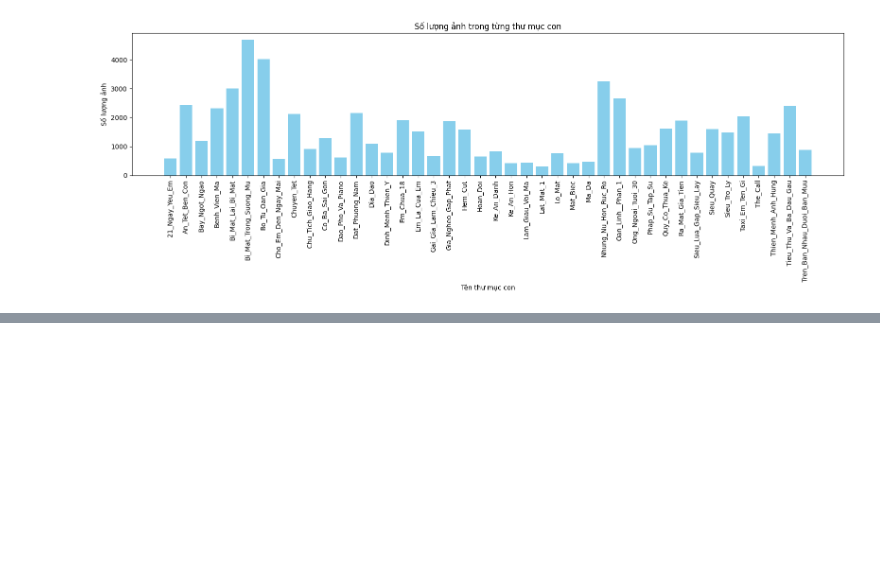
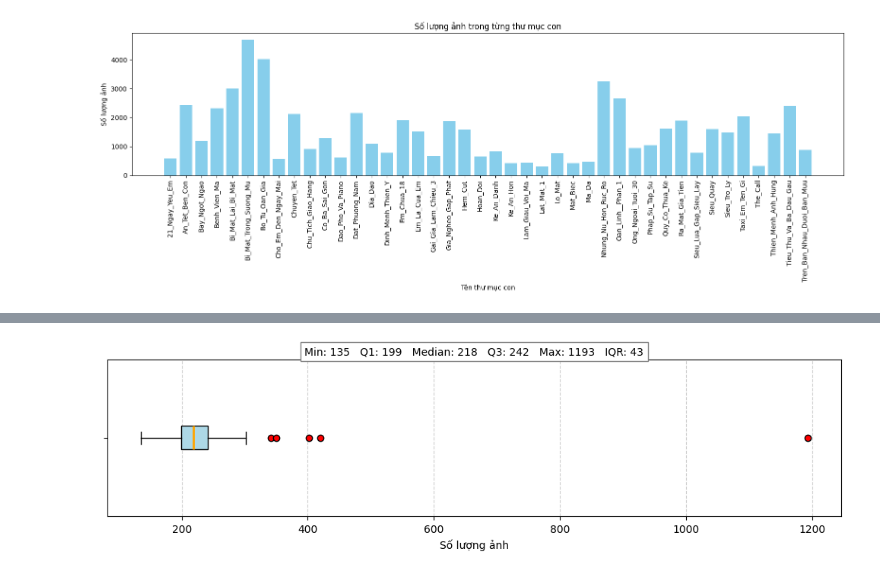
Before and after one commit to nguyenhoanganhtuan03/movie-finder-by-image, a Jupyter notebook: process_data/process_name.ipynb, the cells around one changed output, grey strips where cells are left out. Cells and saved outputs as stored; diff of their text form; code cells hidden in the pictures; blank space fills up the shorter version.

```diff
--- a/process_data/process_name.ipynb
+++ b/process_data/process_name.ipynb
@@ -364,0 +460,26 @@ plot_image_counts(counts)
+# %%
+def count_images_per_folder(root_dir, image_extensions=None):
+    if image_extensions is None:
+        image_extensions = ['.jpg']
+
+    folder_counts = {}
+    for subdir, dirs, files in os.walk(root_dir):
+
+        # folder_name = os.path.basename(subdir).lower()
+        # if folder_name == 'khac':
+        #     continue
+
+        if subdir == root_dir:
+            continue  # bỏ qua thư mục gốc
+        count = sum(1 for file in files if any(file.lower().endswith(ext) for ext in image_extensions))
+        if count > 0:
+            folder_name = os.path.basename(subdir)
+            folder_counts[folder_name] = count
+
+    return folder_counts
+
+# Tập Test
+counts = count_images_per_folder(folder_test_path)
+plot_boxplot_image_counts(counts)
+# %% [output]
+[figure, added]
```
Also changed, not shown: parts of 3 cells of this notebook, 1 other file.
